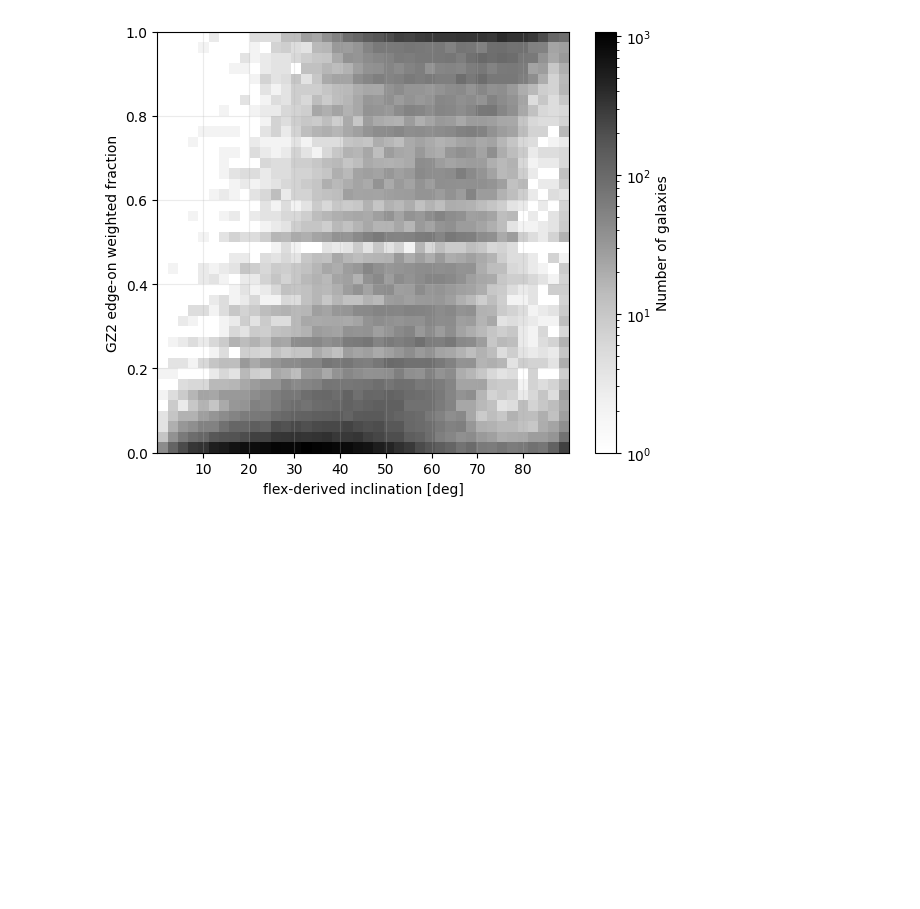
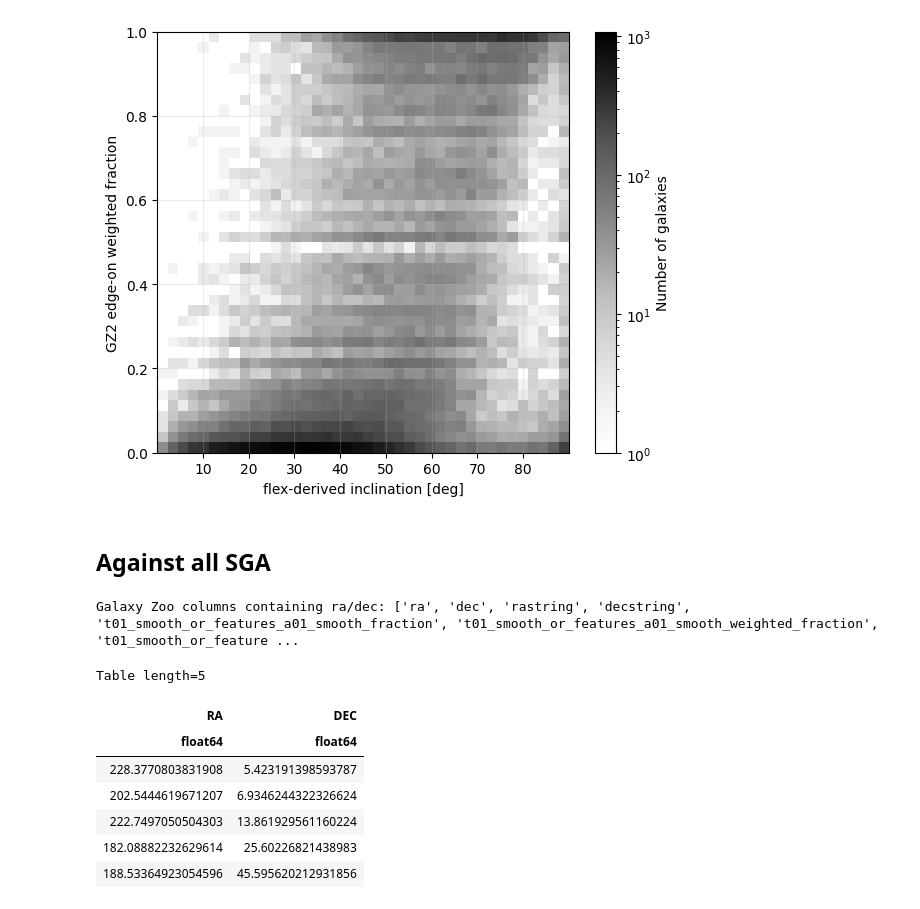
Before and after one commit to michael-petersen/Galaxy-Morphology, a Jupyter notebook: SGA_catalogue/MatchGZ.ipynb, the cells around one changed output. Saved outputs shown, nothing was run; the diff lists cells and outputs as text; code cells hidden in the pictures; blank space fills up the shorter version.

```diff
--- a/SGA_catalogue/MatchGZ.ipynb
+++ b/SGA_catalogue/MatchGZ.ipynb
@@ -226,3 +226,23 @@ plt.show()
 Close-match rows in comparison: 65486
 Pearson correlation: 0.4150189101340131
 [figure]
+# %% [markdown]
+## Against all SGA
+# %%
+# Load the Galaxy Zoo 2 spectroscopic sample and inspect its sky-coordinate fields.
+sga = Table.read('SGA-2020.fits')
+print('Galaxy Zoo columns containing ra/dec:', [col for col in gz.colnames if 'ra' in col.lower() or 'dec' in col.lower()])
+
+ra = sga['RA']
+dec = sga['DEC']
+sga[['RA', 'DEC']][:5]
+# %% [output]
+Galaxy Zoo columns containing ra/dec: ['ra', 'dec', 'rastring', 'decstring', 't01_smooth_or_features_a01_smooth_fraction', 't01_smooth_or_features_a01_smooth_weighted_fraction', 't01_smooth_or_feature ...
+Table length=5
+| RA | DEC |
+| float64 | float64 |
+| 228.3770803831908 | 5.423191398593787 |
+| 202.5444619671207 | 6.9346244322326624 |
+| 222.7497050504303 | 13.861929561160224 |
+| 182.08882232629614 | 25.60226821438983 |
+| 188.53364923054596 | 45.595620212931856 |
```
Also changed, not shown: parts of 2 cells of this notebook, 3 other files.
